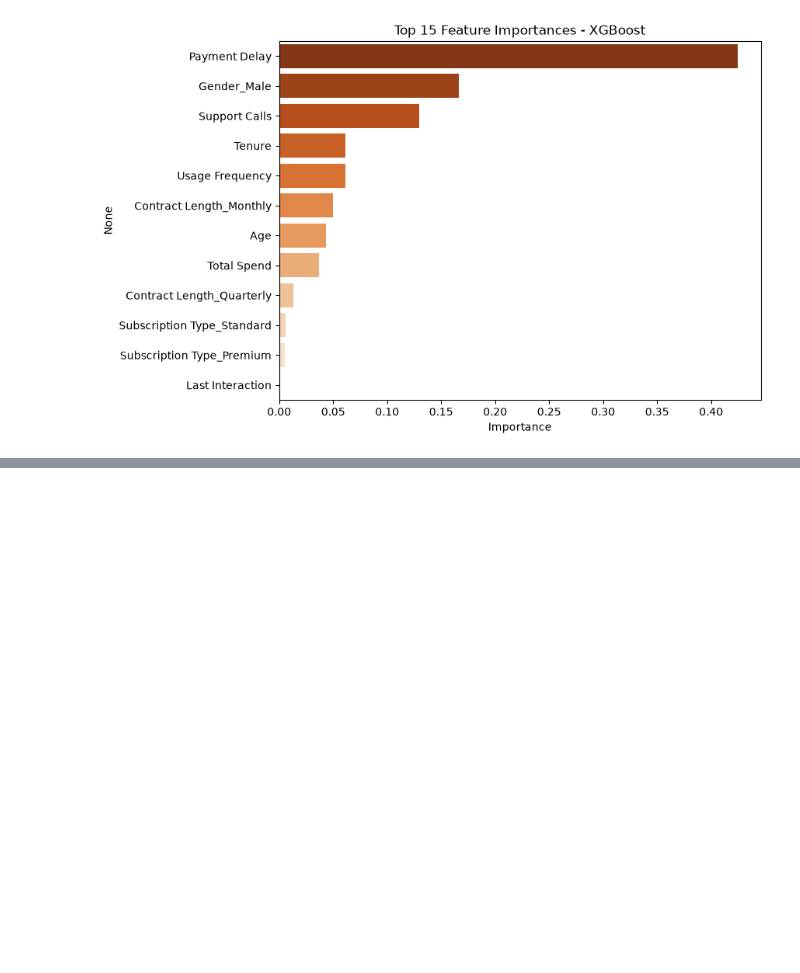
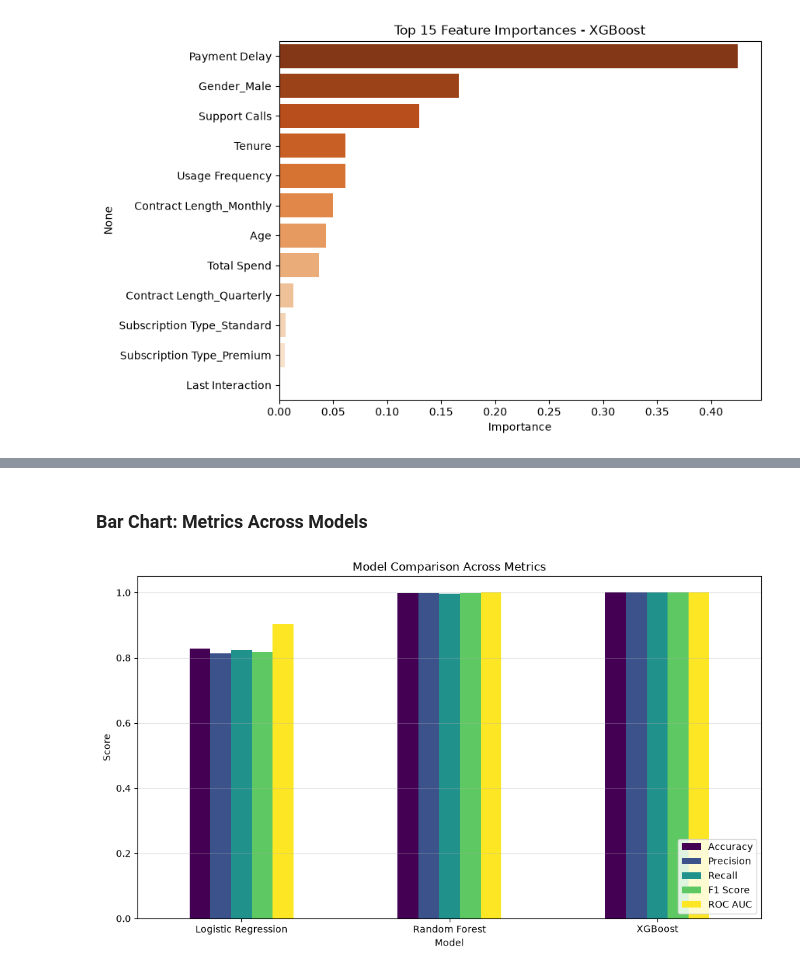
Before and after one commit to janaali2006/customer-churn-prediction, a Jupyter notebook: main (1).ipynb, the cells around one changed output, grey strips where cells are left out. Cells and saved outputs as stored; diff of their text form; code cells hidden in the pictures; blank space fills up the shorter version.

Commit message:
find  best  models

```diff
--- a/main (1).ipynb
+++ b/main (1).ipynb
@@ -450,0 +455,31 @@ Passing `palette` without assigning `hue` is deprecated and will be removed in v
+# %%
+results = pd.DataFrame({
+    "Model": ["Logistic Regression", "Random Forest", "XGBoost"],
+    "Accuracy": [
+        accuracy_score(y_test, y_pred_log),
+        accuracy_score(y_test, y_pred_rf),
+        accuracy_score(y_test, y_pred_xgb),
+    ],
+    "Precision": [
+        precision_score(y_test, y_pred_log),
+        precision_score(y_test, y_pred_rf),
+        precision_score(y_test, y_pred_xgb),
+    ],
+    "Recall": [
+        recall_score(y_test, y_pred_log),
+        recall_score(y_test, y_pred_rf),
+        recall_score(y_test, y_pred_xgb),
+    ],
+    "F1 Score": [
+        f1_score(y_test, y_pred_log),
+        f1_score(y_test, y_pred_rf),
+        f1_score(y_test, y_pred_xgb),
+    ],
+    "ROC AUC": [
+        roc_auc_score(y_test, y_proba_log),
+        roc_auc_score(y_test, y_proba_rf),
+        roc_auc_score(y_test, y_proba_xgb),
+    ],
+}).set_index("Model").round(4)
+
+results
@@ -450,0 +492,14 @@ Passing `palette` without assigning `hue` is deprecated and will be removed in v
+# %% [markdown]
+### Bar Chart: Metrics Across Models
+# %%
+results.plot(kind="bar", figsize=(10, 6), colormap="viridis")
+plt.title("Model Comparison Across Metrics")
+plt.ylabel("Score")
+plt.ylim(0, 1.05)
+plt.xticks(rotation=0)
+plt.legend(loc="lower right")
+plt.grid(axis="y", alpha=0.3)
+plt.tight_layout()
+plt.show()
+# %% [output]
+[figure, added]
```
Also changed, not shown: parts of 10 cells of this notebook.
